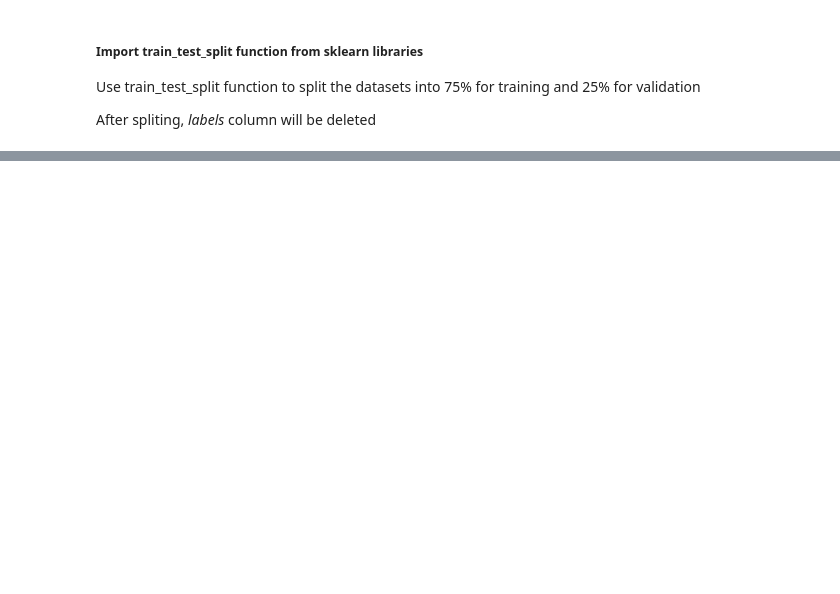
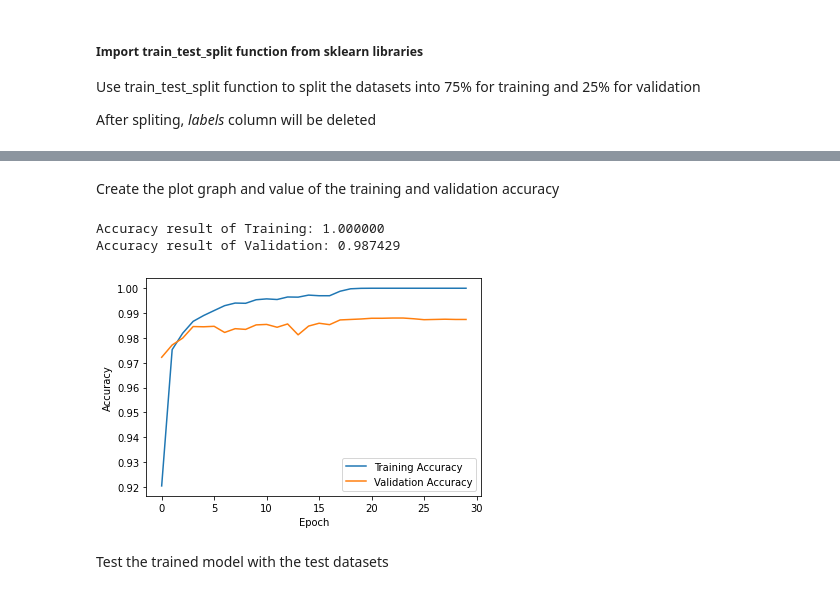
Before and after one commit to frentzen2003/AMDexcersie, a Jupyter notebook: Tensorflow Model For Image Classification/Tensorflow Model For Image Classification.ipynb, the cells around one changed output, grey strips where cells are left out. Cells and saved outputs as stored; diff of their text form; code cells hidden in the pictures; blank space fills up the shorter version.

```diff
--- a/Tensorflow Model For Image Classification/Tensorflow Model For Image Classification.ipynb
+++ b/Tensorflow Model For Image Classification/Tensorflow Model For Image Classification.ipynb
@@ -59,0 +141,17 @@ None
+# %%
+model = tensorflow.keras.Sequential()
+
+model.add(tensorflow.keras.layers.Conv2D(6, (5, 5), activation='relu', padding='same', input_shape=(28,28,1)))
+model.add(tensorflow.keras.layers.MaxPooling2D(2,2))
+
+model.add(tensorflow.keras.layers.Conv2D(16, (5, 5), activation='relu', padding='valid'))
+model.add(tensorflow.keras.layers.MaxPooling2D(2,2))
+
+model.add(tensorflow.keras.layers.Flatten())
+model.add(tensorflow.keras.layers.Dense(120, activation='relu'))
+model.add(tensorflow.keras.layers.Dense(84, activation='relu'))
+model.add(tensorflow.keras.layers.Dense(10, activation='softmax'))
+
+model.compile(optimizer=tensorflow.keras.optimizers.Adam(learning_rate=0.001), loss='sparse_categorical_crossentropy', metrics=['accuracy'])
+
+model.summary()
@@ -59,0 +178,7 @@ None
+# %%
+callbacks_model = [
+    tensorflow.keras.callbacks.ReduceLROnPlateau(monitor='loss', patience=2, verbise=1),
+    tensorflow.keras.callbacks.EarlyStopping(monitor='loss', patience=5, verbose=1),
+]
+
+train_data_log = model.fit(train_data_tensorflow, validation_data=validation_data_tensorflow, epochs=30, callbacks=callbacks_model)
@@ -59,0 +203,20 @@ None
+# %% [markdown]
+<p> Create the plot graph and value of the training and validation accuracy </p>
+# %%
+plt.plot(train_data_log.history['accuracy'], label='Training Accuracy')
+plt.plot(train_data_log.history['val_accuracy'], label='Validation Accuracy')
+plt.xlabel('Epoch')
+plt.ylabel('Accuracy')
+plt.legend()
+
+Final_result_training_accuracy = train_data_log.history['accuracy'][-1]
+Final_validation_training_accuracy = train_data_log.history['val_accuracy'][-1]
+
+print('Accuracy result of Training: %4f' % Final_result_training_accuracy)
+print('Accuracy result of Validation: %4f' % Final_validation_training_accuracy)
+# %% [output]
+Accuracy result of Training: 1.000000
+Accuracy result of Validation: 0.987429
+[figure, added]
+# %% [markdown]
+<p> Test the trained model with the test datasets </p>
```
Also changed, not shown: parts of 19 cells of this notebook, 12 other files.
